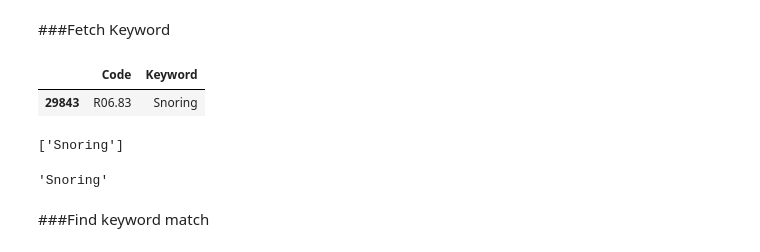
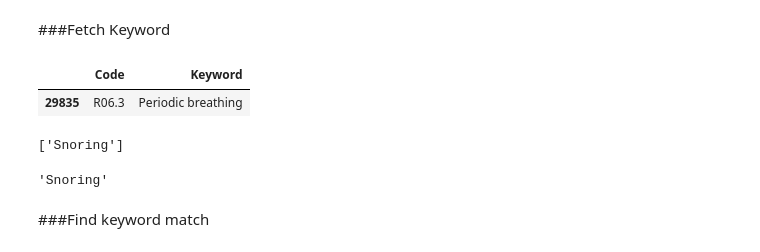
Before and after one commit to rahiakela/nlp-research-and-practice, a Jupyter notebook: text-similarity-works/13_icd_10_code_highlight_with_keyword_match_final.ipynb, the cells around one changed output. Drawn from its saved outputs; the diff is of its cells as text; code cells hidden in the pictures.

```diff
--- a/text-similarity-works/13_icd_10_code_highlight_with_keyword_match_final.ipynb
+++ b/text-similarity-works/13_icd_10_code_highlight_with_keyword_match_final.ipynb
@@ -402,11 +631,11 @@ clean_icd10_code
 # %%
 code_df = pd.read_csv("icd_10_code_and_keywords_v2.csv")
 # %%
-keyword_df = code_df.loc[code_df["Code"] == "R06.83"]
+keyword_df = code_df.loc[code_df["Code"] == "R06.3"]
 keyword_df
 # %% [output]
 |  | Code | Keyword |
-| 29843 | R06.83 | Snoring |
+| 29835 | R06.3 | Periodic breathing |
 # %%
 list(code_df.loc[code_df["Code"] == "R06.83"]["Keyword"])
 # %% [output]
```
Also changed, not shown: parts of 18 cells of this notebook.
